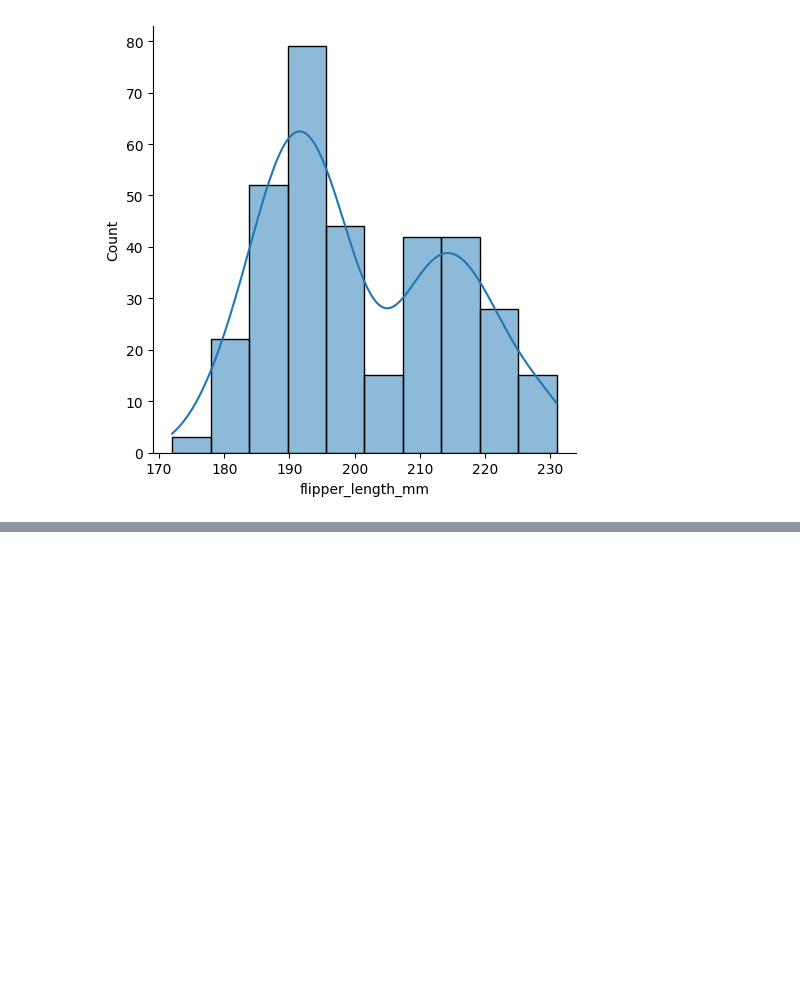
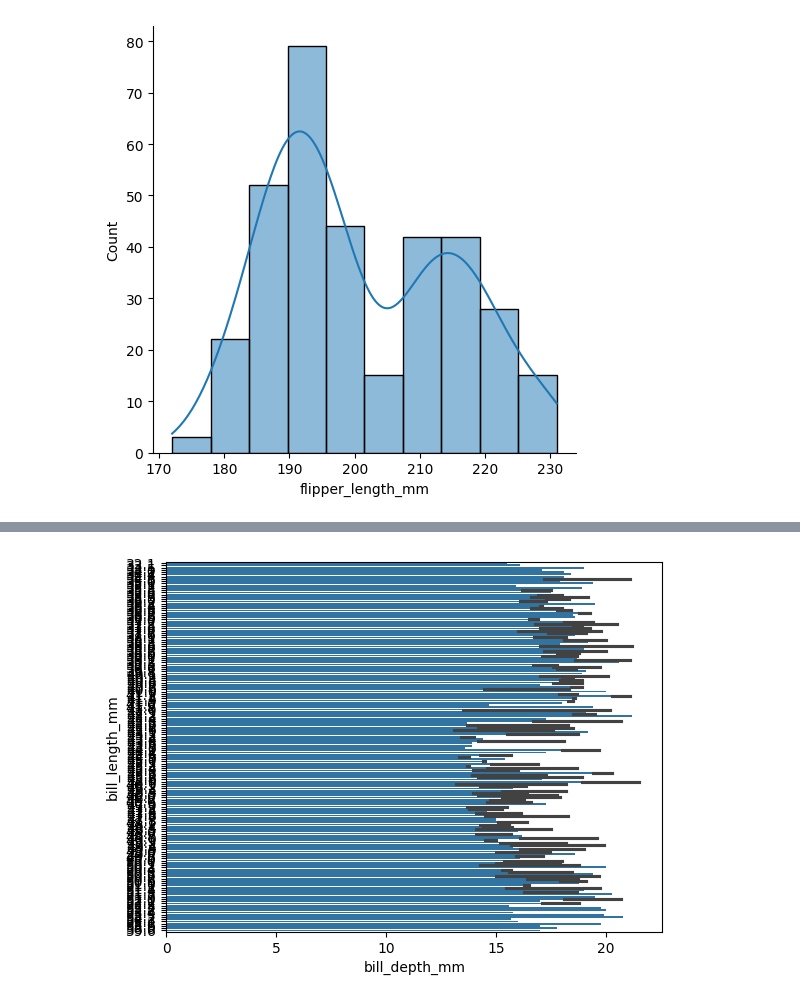
Before and after one commit to Srishti36912/python, a Jupyter notebook: python seaborn online/seaborn.ipynb, the cells around one changed output, grey strips where cells are left out. Cells and saved outputs as stored; diff of their text form; code cells hidden in the pictures; blank space fills up the shorter version.

```diff
--- a/python seaborn online/seaborn.ipynb
+++ b/python seaborn online/seaborn.ipynb
@@ -99,0 +136,6 @@ plt.show()
+# %%
+order_1 = ['Dream', 'Torgersen', 'Biscoe']
+sns.barplot(x='bill_depth_mm', y='bill_length_mm', data=var,orient='h') # ci=100, n_boot=2
+plt.show()
+# %% [output]
+[figure, added]
```
Also changed, not shown: parts of 5 cells of this notebook.
